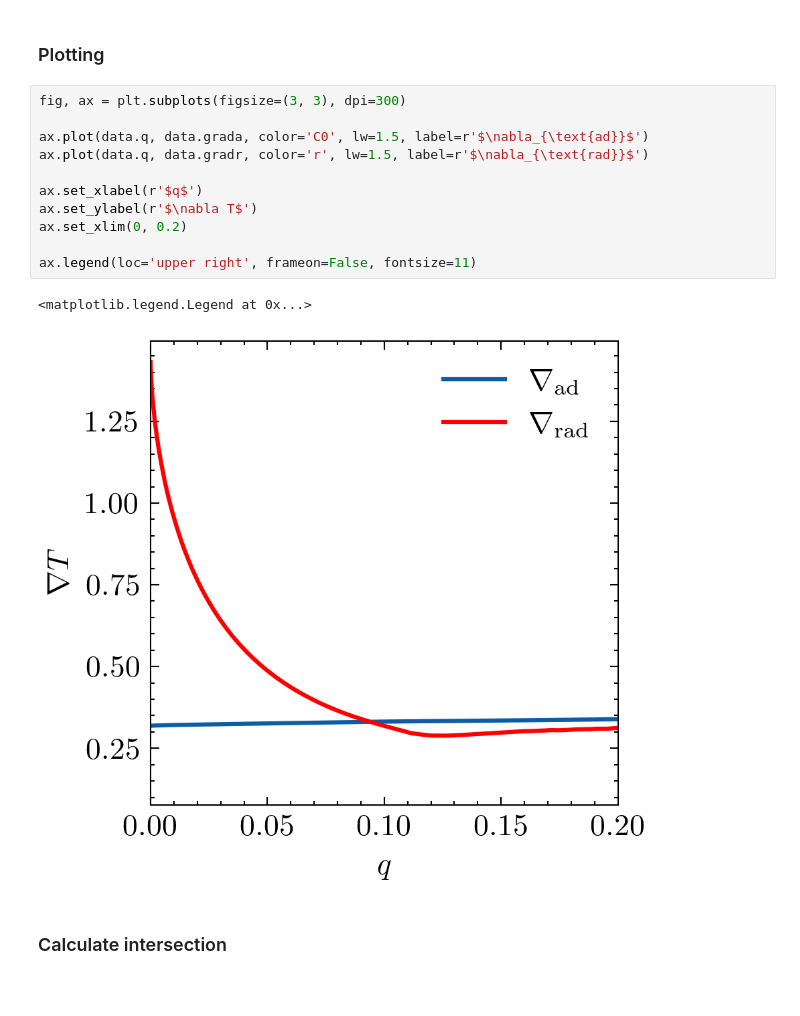
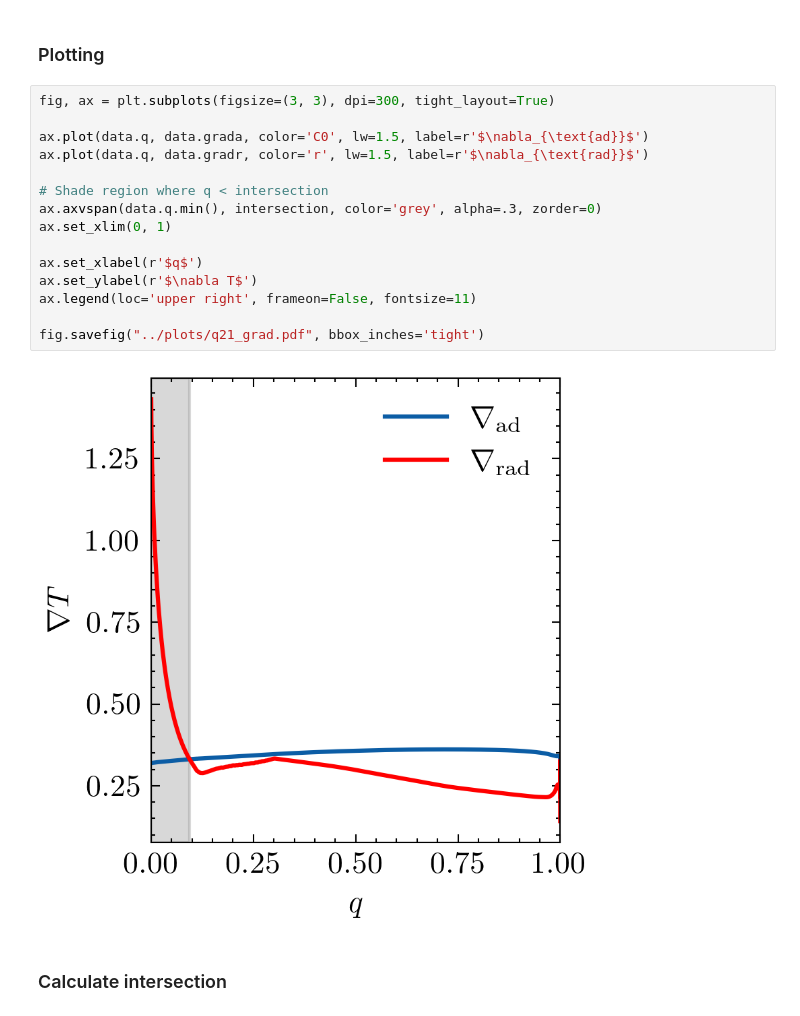
Before and after one commit to BrunoSchultz/lab_report, a Jupyter notebook: exercise2/plot_exercise2.ipynb, the cells around one changed output. Saved outputs shown, nothing was run; the diff lists cells and outputs as text; blank space fills up the shorter version.

```diff
--- a/exercise2/plot_exercise2.ipynb
+++ b/exercise2/plot_exercise2.ipynb
@@ -40,19 +40,22 @@ data = l.profile_data(profile_number=24)
 # %% [markdown]
 ### Plotting
 # %%
-fig, ax = plt.subplots(figsize=(3, 3), dpi=300)
+fig, ax = plt.subplots(figsize=(3, 3), dpi=300, tight_layout=True)
 
 ax.plot(data.q, data.grada, color='C0', lw=1.5, label=r'$\nabla_{\text{ad}}$')
 ax.plot(data.q, data.gradr, color='r', lw=1.5, label=r'$\nabla_{\text{rad}}$')
 
+# Shade region where q < intersection
+ax.axvspan(data.q.min(), intersection, color='grey', alpha=.3, zorder=0)
+ax.set_xlim(0, 1)
+
 ax.set_xlabel(r'$q$')
 ax.set_ylabel(r'$\nabla T$')
-ax.set_xlim(0, 0.2)
+ax.legend(loc='upper right', frameon=False, fontsize=11)
 
-ax.legend(loc='upper right', frameon=False, fontsize=11)
+fig.savefig("../plots/q21_grad.pdf", bbox_inches='tight')
 # %% [output]
-<matplotlib.legend.Legend at 0x...>
-[figure, old version]
+[figure, new version]
 # %% [markdown]
 ### Calculate intersection
 # %%
```
Also changed, not shown: parts of 9 cells of this notebook, 18 other files.
